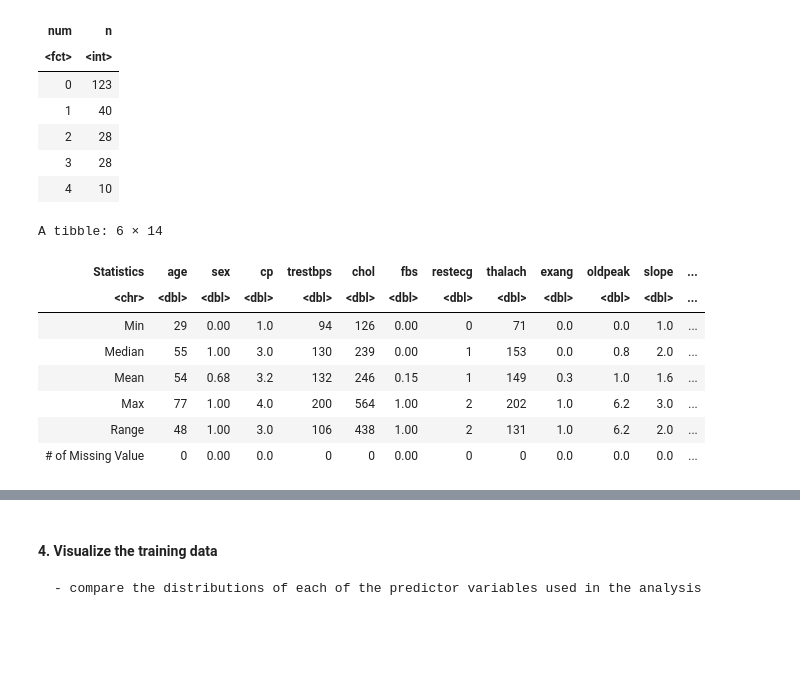
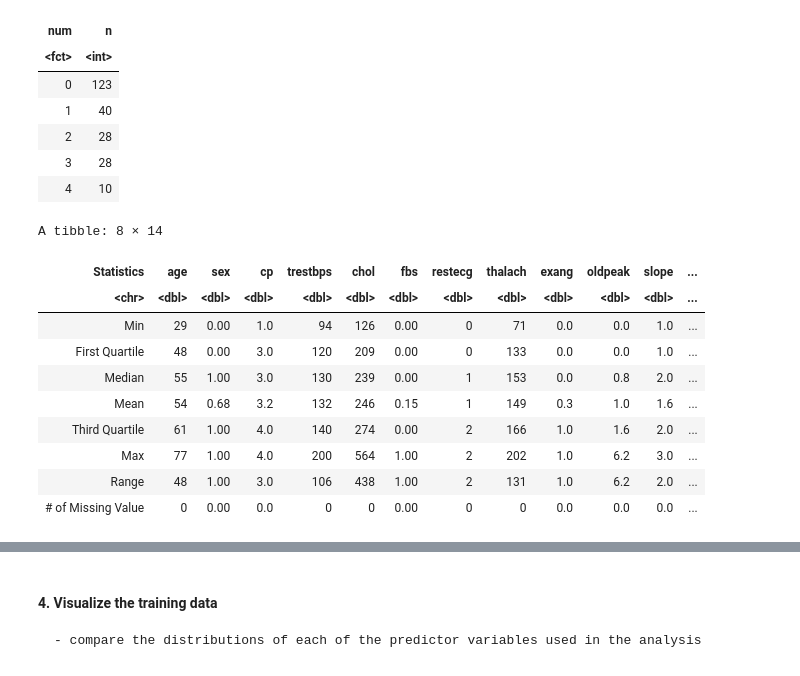
Before and after one commit to Wendiyyy/DSCI100-Project, a Jupyter notebook: Heart_disease.ipynb, the cells around one changed output, grey strips where cells are left out. Saved outputs shown, nothing was run; the diff lists cells and outputs as text; code cells hidden in the pictures; blank space fills up the shorter version.

```diff
--- a/Heart_disease.ipynb
+++ b/Heart_disease.ipynb
@@ -117,37 +113,53 @@ A tibble: 5 × 2
 # %%
 # summary statistics of predictor variables used in analysis
 options(digits=2)
+heart_percentile <- heart_train %>%
+                    select(-num) %>%
+                    map_df(quantile,na.rm=TRUE)
+
+heart_1stQ <- heart_percentile %>%
+                select('25%') %>%
+                t()%>%
+                as.vector()
+
+heart_3rdQ <- heart_percentile %>%
+                select('75%') %>%
+                t() %>%
+                as.vector()
+
 heart_mean <- heart_train%>%
                     select(-num) %>%
                     map_df(mean,na.rm = TRUE)
 
 heart_min <- heart_train %>%
                     select(-num) %>%
                     map_df(min,na.rm=TRUE)
 
 heart_max <- heart_train %>%
                     select(-num) %>%
                     map_df(max,na.rm=TRUE)
 
 heart_median <- heart_train %>%
                     select(-num) %>%
                     map_df(median,na.rm=TRUE)
 
 heart_range <- heart_max - heart_min
 
 heart_missing <- colSums(is.na(heart_train%>%select(-num)))
 # Source: https://stackoverflow.com/questions/26273663/r-how-to-total-the-number-of-na-in-each-col-of-data-frame
 
-heart_sum_pred <- rbind(heart_min,heart_median,heart_mean,heart_max,heart_range, heart_missing) %>%
-                    mutate(Statistics=c('Min','Median','Mean','Max','Range','# of Missing Value'),.before=age)
+heart_sum_pred <- rbind(heart_min, heart_1stQ, heart_median,heart_mean, heart_3rdQ, heart_max, heart_range, heart_missing) %>%
+                    mutate(Statistics=c('Min','First Quartile','Median','Mean','Third Quartile','Max','Range','# of Missing Value'),.before=age)
 heart_sum_pred
 # %% [output]
-A tibble: 6 × 14
+A tibble: 8 × 14
 | Statistics | age | sex | cp | trestbps | chol | fbs | restecg | thalach | exang | oldpeak | slope | ... |
 | <chr> | <dbl> | <dbl> | <dbl> | <dbl> | <dbl> | <dbl> | <dbl> | <dbl> | <dbl> | <dbl> | <dbl> | ... |
 | Min | 29 | 0.00 | 1.0 | 94 | 126 | 0.00 | 0 | 71 | 0.0 | 0.0 | 1.0 | ... |
+| First Quartile | 48 | 0.00 | 3.0 | 120 | 209 | 0.00 | 0 | 133 | 0.0 | 0.0 | 1.0 | ... |
 | Median | 55 | 1.00 | 3.0 | 130 | 239 | 0.00 | 1 | 153 | 0.0 | 0.8 | 2.0 | ... |
 | Mean | 54 | 0.68 | 3.2 | 132 | 246 | 0.15 | 1 | 149 | 0.3 | 1.0 | 1.6 | ... |
+| Third Quartile | 61 | 1.00 | 4.0 | 140 | 274 | 0.00 | 2 | 166 | 1.0 | 1.6 | 2.0 | ... |
 | Max | 77 | 1.00 | 4.0 | 200 | 564 | 1.00 | 2 | 202 | 1.0 | 6.2 | 3.0 | ... |
 | Range | 48 | 1.00 | 3.0 | 106 | 438 | 1.00 | 2 | 131 | 1.0 | 6.2 | 2.0 | ... |
 | # of Missing Value | 0 | 0.00 | 0.0 | 0 | 0 | 0.00 | 0 | 0 | 0.0 | 0.0 | 0.0 | ... |
```
Also changed, not shown: parts of 4 cells of this notebook.
